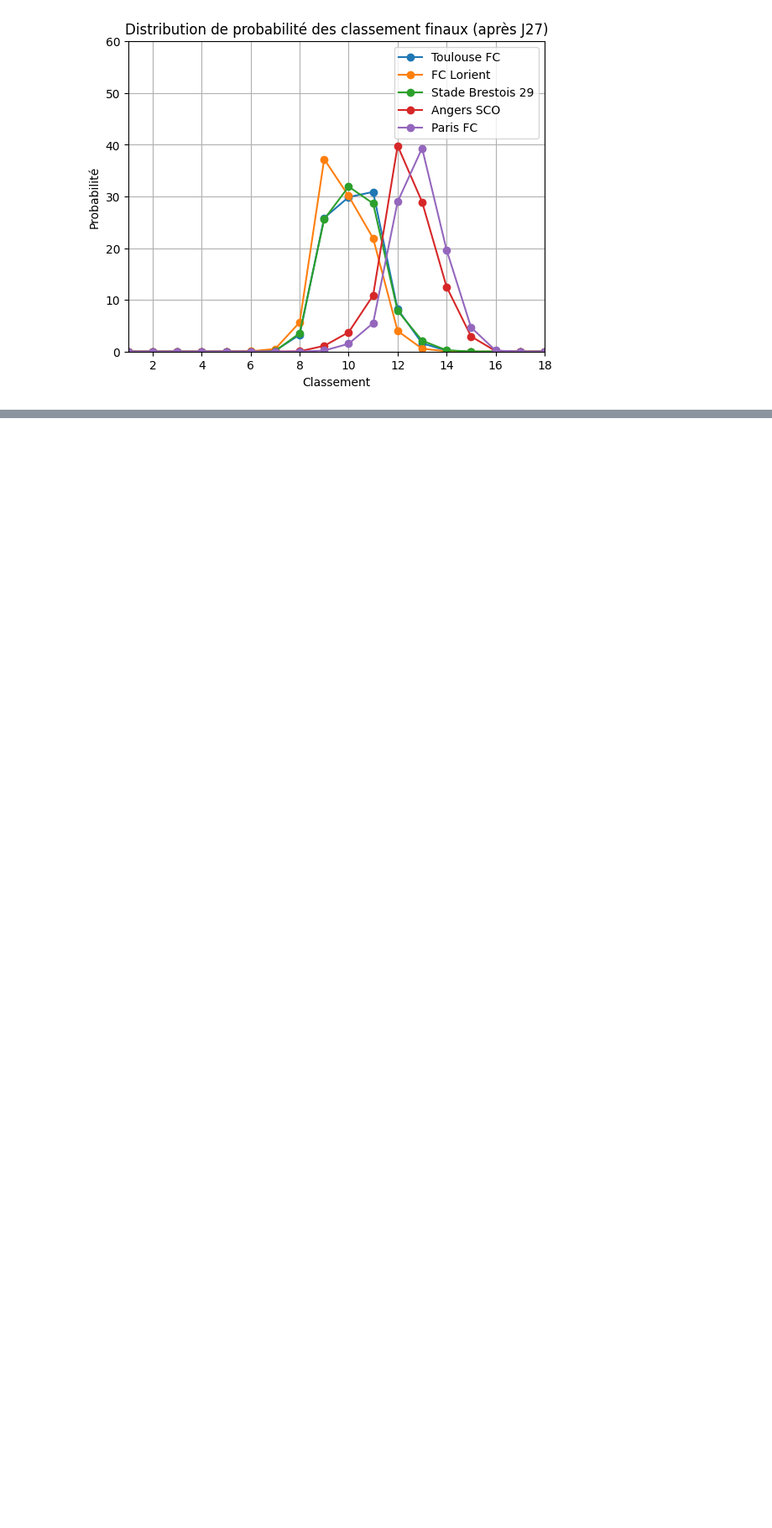
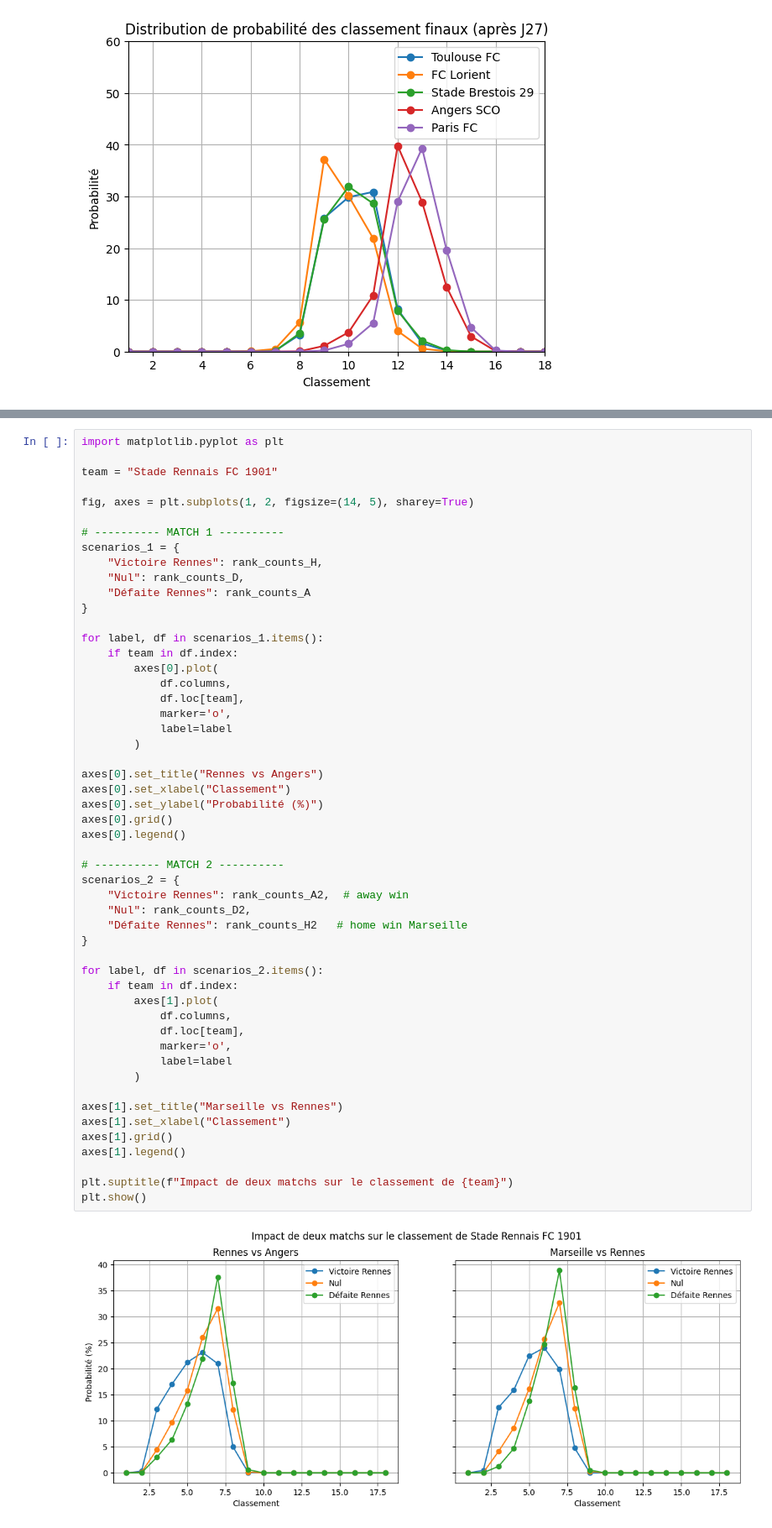
Before and after one commit to judithbreaud/ligue1_viz, a Jupyter notebook: notebooks/end_of_season.ipynb, the cells around one changed output, grey strips where cells are left out. Shown at 84% size. Saved outputs shown, nothing was run; the diff lists cells and outputs as text; blank space fills up the shorter version.

```diff
--- a/notebooks/end_of_season.ipynb
+++ b/notebooks/end_of_season.ipynb
@@ -1306,0 +1509,54 @@ plt.show()
+# %%
+import matplotlib.pyplot as plt
+
+team = "Stade Rennais FC 1901"
+
+fig, axes = plt.subplots(1, 2, figsize=(14, 5), sharey=True)
+
+# ---------- MATCH 1 ----------
+scenarios_1 = {
+    "Victoire Rennes": rank_counts_H,
+    "Nul": rank_counts_D,
+    "Défaite Rennes": rank_counts_A
+}
+
+for label, df in scenarios_1.items():
+    if team in df.index:
+        axes[0].plot(
+            df.columns,
+            df.loc[team],
+            marker='o',
+            label=label
+        )
+
+axes[0].set_title("Rennes vs Angers")
+axes[0].set_xlabel("Classement")
+axes[0].set_ylabel("Probabilité (%)")
+axes[0].grid()
+axes[0].legend()
+
+# ---------- MATCH 2 ----------
+scenarios_2 = {
+    "Victoire Rennes": rank_counts_A2,  # away win
+    "Nul": rank_counts_D2,
+    "Défaite Rennes": rank_counts_H2   # home win Marseille
+}
+
+for label, df in scenarios_2.items():
+    if team in df.index:
+        axes[1].plot(
+            df.columns,
+            df.loc[team],
+            marker='o',
+            label=label
+        )
+
+axes[1].set_title("Marseille vs Rennes")
+axes[1].set_xlabel("Classement")
+axes[1].grid()
+axes[1].legend()
+
+plt.suptitle(f"Impact de deux matchs sur le classement de {team}")
+plt.show()
+# %% [output]
+[figure, added]
```
Also changed, not shown: parts of 22 cells of this notebook.
